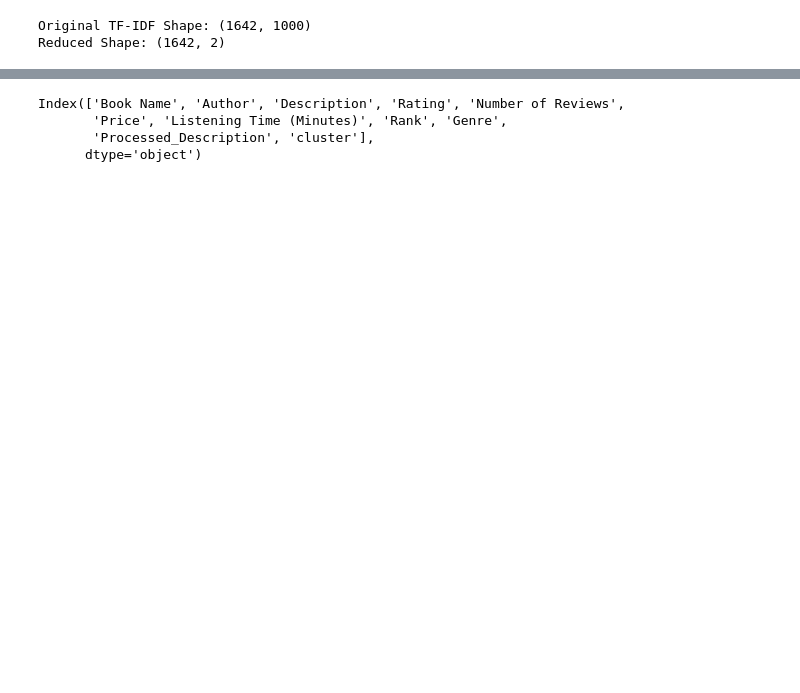
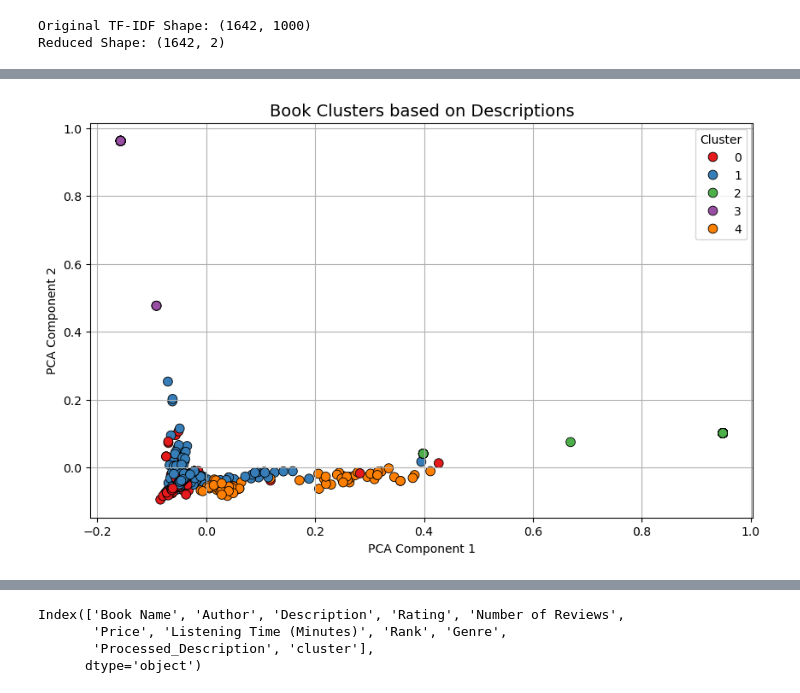
Before and after one commit to Umarajesh28/book-recommendation-app, a Jupyter notebook: Audible_nlp_clustering.ipynb, the cells around one changed output, grey strips where cells are left out. Saved outputs shown, nothing was run; the diff lists cells and outputs as text; code cells hidden in the pictures; blank space fills up the shorter version.

```diff
--- a/Audible_nlp_clustering.ipynb
+++ b/Audible_nlp_clustering.ipynb
@@ -128,0 +236,17 @@ plt.show()
+# %%
+plt.figure(figsize=(10, 6))
+sns.scatterplot(
+    x=tfidf_reduced[:, 0],
+    y=tfidf_reduced[:, 1],
+    hue=df['cluster'],
+    palette='Set1',
+    s=60, edgecolor='k'  # Optional: larger points with border
+)
+plt.title('Book Clusters based on Descriptions', fontsize=14)
+plt.xlabel('PCA Component 1')
+plt.ylabel('PCA Component 2')
+plt.legend(title='Cluster')
+plt.grid(True)
+plt.show()
+# %% [output]
+[figure, added]
```
Also changed, not shown: parts of 23 cells of this notebook, 2 other files.
